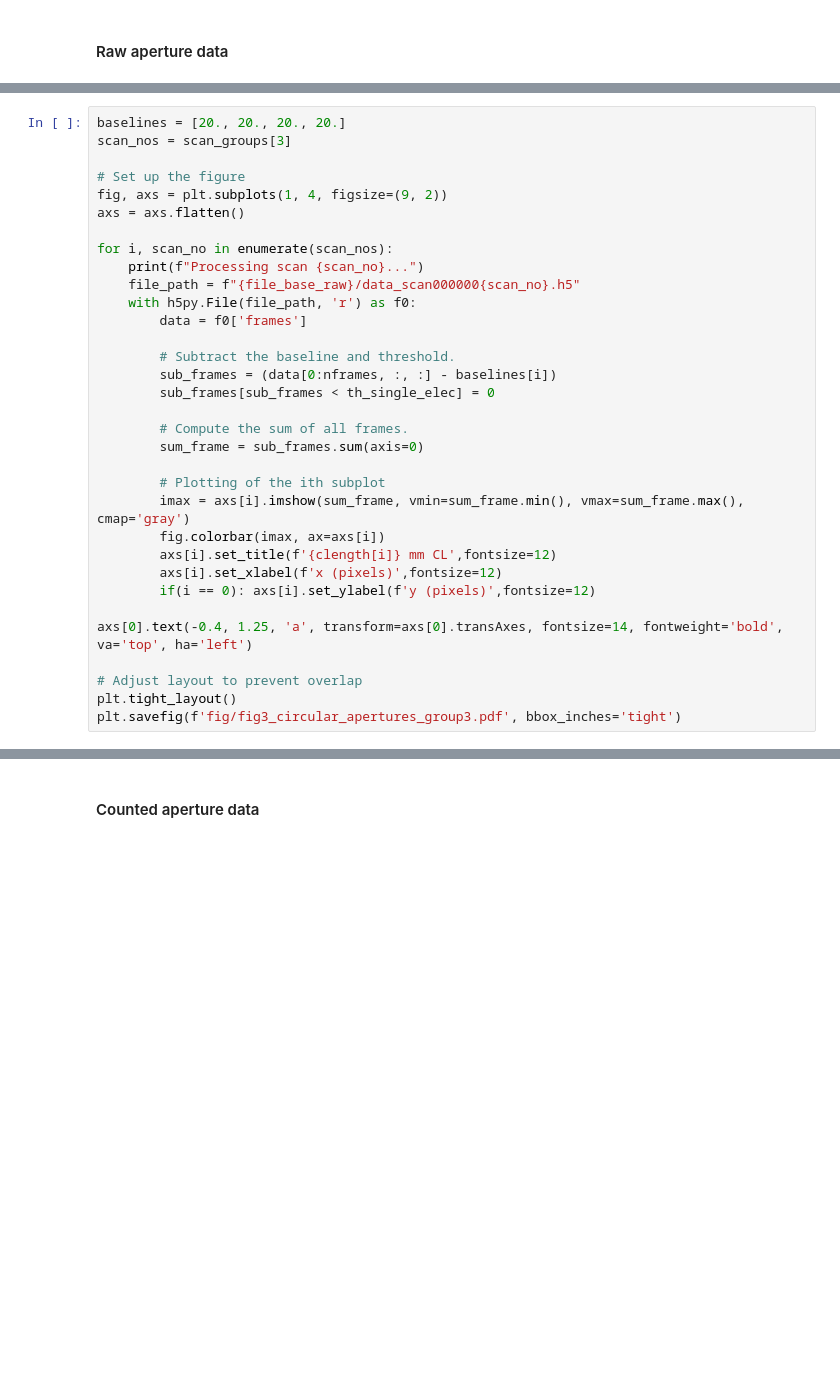
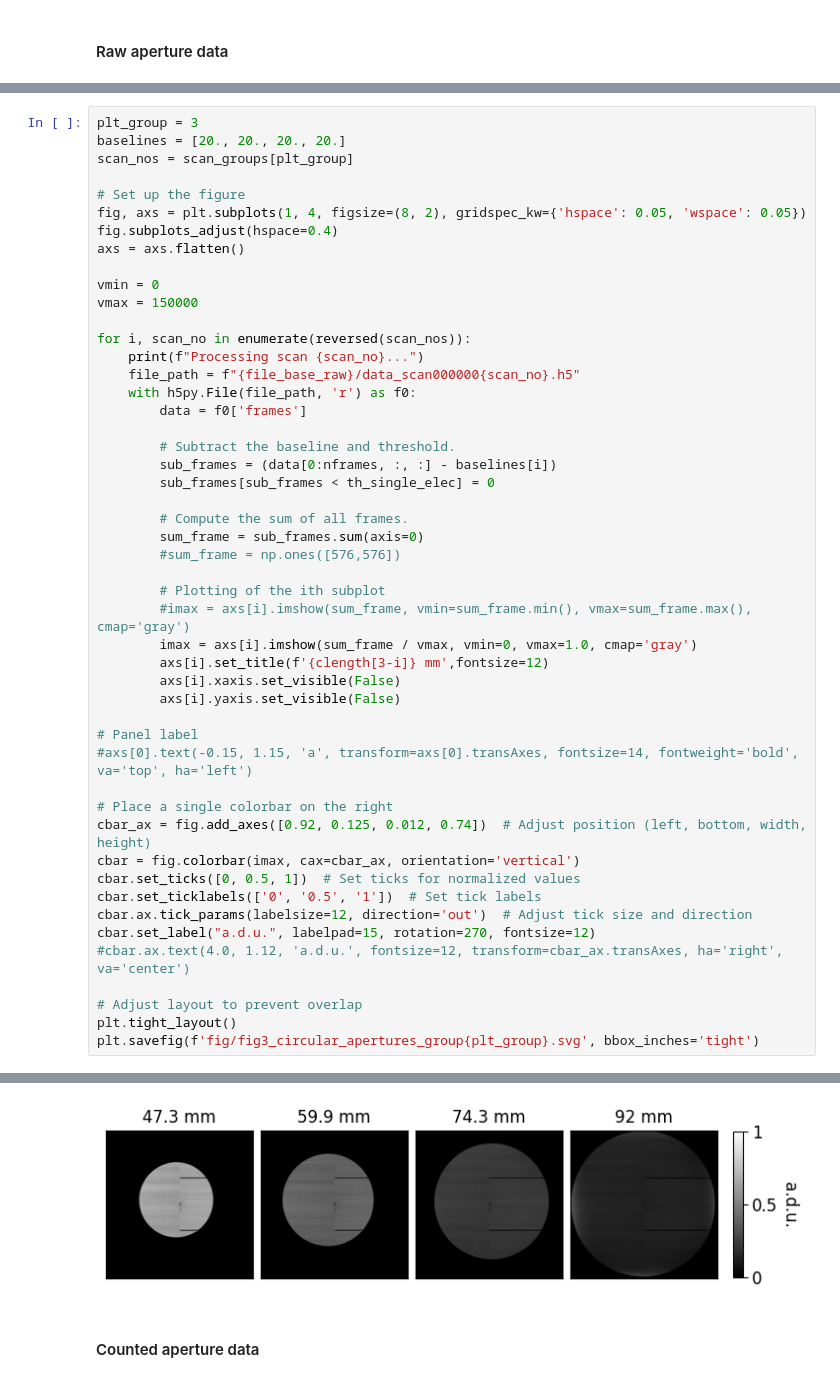
Before and after one commit to jerenner/backpropcount, a Jupyter notebook: notebooks/FIG3_backpropcount_circular_aperture.ipynb, the cells around one changed output, grey strips where cells are left out. Saved outputs shown, nothing was run; the diff lists cells and outputs as text; blank space fills up the shorter version.

Commit message:
Updated analysis for figures 2 and 3

```diff
--- a/notebooks/FIG3_backpropcount_circular_aperture.ipynb
+++ b/notebooks/FIG3_backpropcount_circular_aperture.ipynb
@@ -102,12 +209,17 @@ def create_circular_mask(h, w, center=None, radius=None):
 # %%
+plt_group = 3
 baselines = [20., 20., 20., 20.]
-scan_nos = scan_groups[3]
+scan_nos = scan_groups[plt_group]
 
 # Set up the figure
-fig, axs = plt.subplots(1, 4, figsize=(9, 2))
+fig, axs = plt.subplots(1, 4, figsize=(8, 2), gridspec_kw={'hspace': 0.05, 'wspace': 0.05})
+fig.subplots_adjust(hspace=0.4)
 axs = axs.flatten()
 
-for i, scan_no in enumerate(scan_nos):
+vmin = 0
+vmax = 150000
+
+for i, scan_no in enumerate(reversed(scan_nos)):
     print(f"Processing scan {scan_no}...")
     file_path = f"{file_base_raw}/data_scan000000{scan_no}.h5"
     with h5py.File(file_path, 'r') as f0:
@@ -119,16 +231,28 @@ for i, scan_no in enumerate(scan_nos):
 
         # Compute the sum of all frames.
         sum_frame = sub_frames.sum(axis=0)
+        #sum_frame = np.ones([576,576])
 
         # Plotting of the ith subplot
-        imax = axs[i].imshow(sum_frame, vmin=sum_frame.min(), vmax=sum_frame.max(), cmap='gray')
-        fig.colorbar(imax, ax=axs[i])
-        axs[i].set_title(f'{clength[i]} mm CL',fontsize=12)
-        axs[i].set_xlabel(f'x (pixels)',fontsize=12)
-        if(i == 0): axs[i].set_ylabel(f'y (pixels)',fontsize=12)
+        #imax = axs[i].imshow(sum_frame, vmin=sum_frame.min(), vmax=sum_frame.max(), cmap='gray')
+        imax = axs[i].imshow(sum_frame / vmax, vmin=0, vmax=1.0, cmap='gray')
+        axs[i].set_title(f'{clength[3-i]} mm',fontsize=12)
+        axs[i].xaxis.set_visible(False)
+        axs[i].yaxis.set_visible(False)
 
-axs[0].text(-0.4, 1.25, 'a', transform=axs[0].transAxes, fontsize=14, fontweight='bold', va='top', ha='left')
+# Panel label
+#axs[0].text(-0.15, 1.15, 'a', transform=axs[0].transAxes, fontsize=14, fontweight='bold', va='top', ha='left')
+
+# Place a single colorbar on the right
+cbar_ax = fig.add_axes([0.92, 0.125, 0.012, 0.74])  # Adjust position (left, bottom, width, height)
+cbar = fig.colorbar(imax, cax=cbar_ax, orientation='vertical')
+cbar.set_ticks([0, 0.5, 1])  # Set ticks for normalized values
+cbar.set_ticklabels(['0', '0.5', '1'])  # Set tick labels
+cbar.ax.tick_params(labelsize=12, direction='out')  # Adjust tick size and direction
+cbar.set_label("a.d.u.", labelpad=15, rotation=270, fontsize=12)
+#cbar.ax.text(4.0, 1.12, 'a.d.u.', fontsize=12, transform=cbar_ax.transAxes, ha='right', va='center')
 
 # Adjust layout to prevent overlap
 plt.tight_layout()
-plt.savefig(f'fig/fig3_circular_apertures_group3.pdf', bbox_inches='tight')
+plt.savefig(f'fig/fig3_circular_apertures_group{plt_group}.svg', bbox_inches='tight')
+# %% [output]
@@ -135,3 +263,4 @@ plt.savefig(f'fig/fig3_circular_apertures_group3.pdf', bbox_inches='tight')
+[figure, added]
 # %% [markdown]
 #### Counted aperture data
 # %%
```
Also changed, not shown: parts of 9 cells of this notebook, 1 other file.
